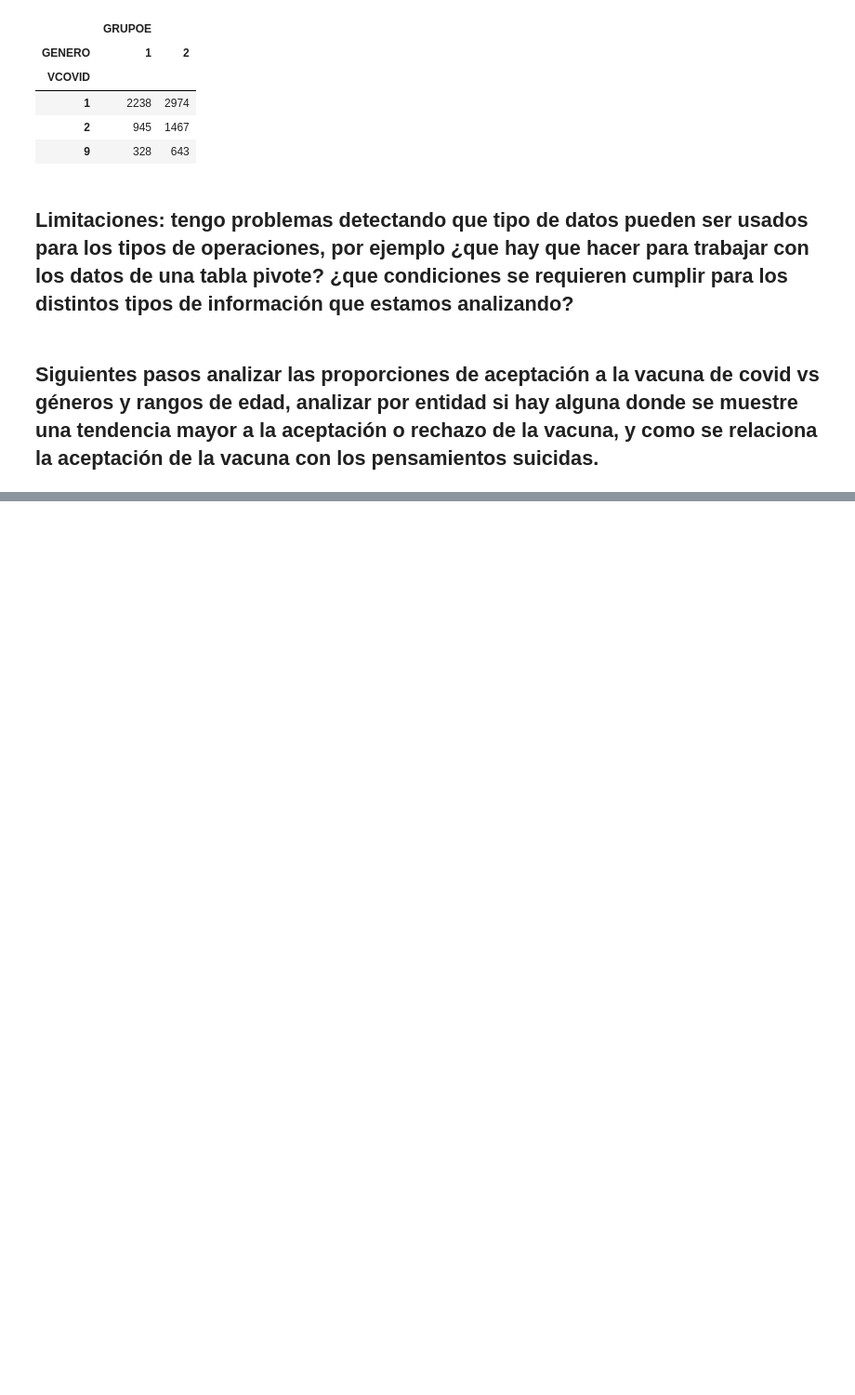
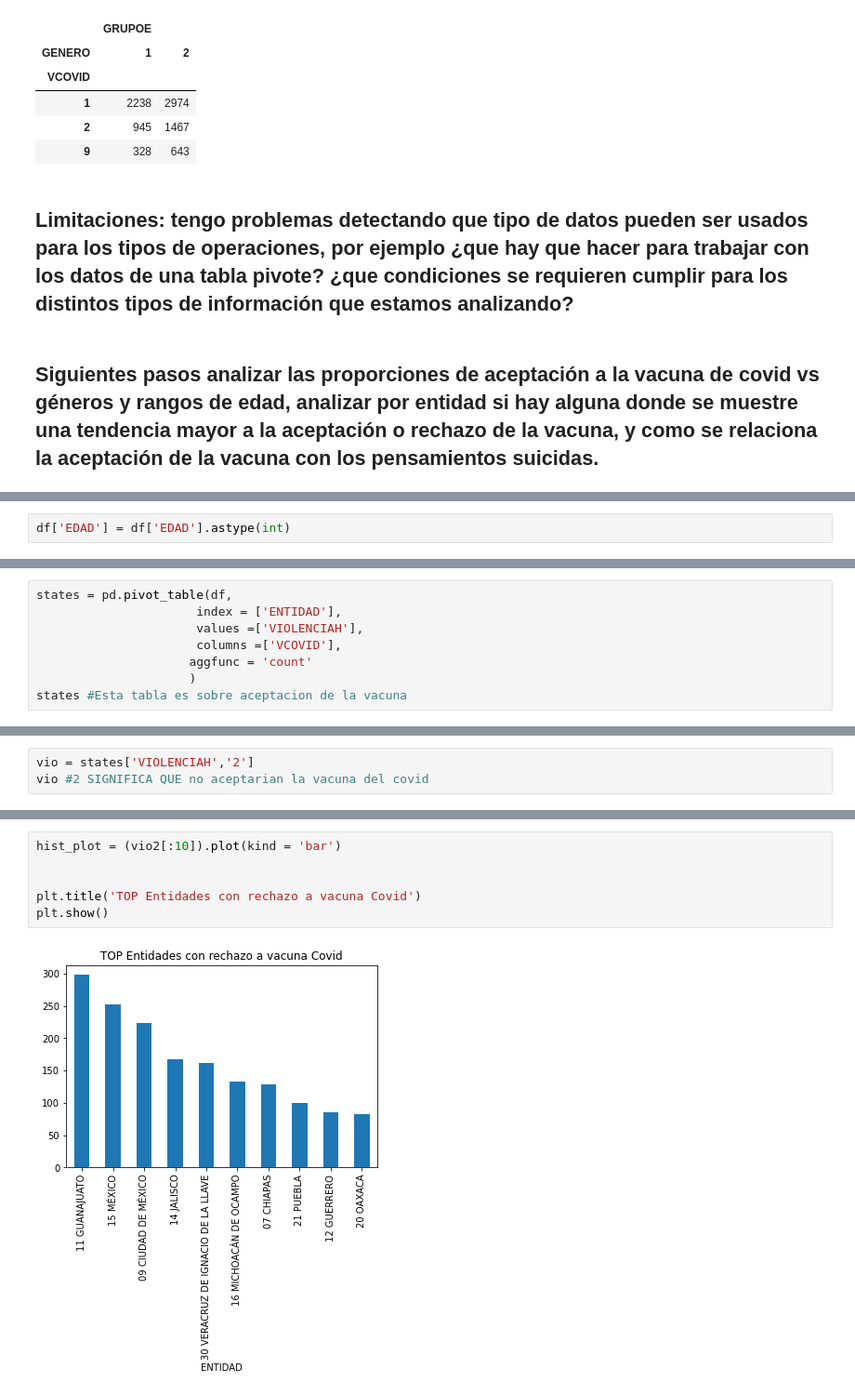
Before and after one commit to MayelaRmz/Clase, a Jupyter notebook: Midtermf (1).ipynb, the cells around one changed output, grey strips where cells are left out. Shown: that part at 93% size. Cells and saved outputs as stored; diff of their text form; blank space fills up the shorter version.

```diff
--- a/Midtermf (1).ipynb
+++ b/Midtermf (1).ipynb
@@ -364,0 +434,2 @@ avBi2
+# %%
+df['EDAD'] = df['EDAD'].astype(int)
@@ -364,0 +533,8 @@ avBi2
+# %%
+states = pd.pivot_table(df,
+                      index = ['ENTIDAD'],
+                      values =['VIOLENCIAH'],
+                      columns =['VCOVID'],
+                     aggfunc = 'count'
+                     )
+states #Esta tabla es sobre aceptacion de la vacuna
@@ -364,0 +568,3 @@ avBi2
+# %%
+vio = states['VIOLENCIAH','2']
+vio #2 SIGNIFICA QUE no aceptarian la vacuna del covid
@@ -364,0 +879,8 @@ avBi2
+# %%
+hist_plot = (vio2[:10]).plot(kind = 'bar')
+
+
+plt.title('TOP Entidades con rechazo a vacuna Covid')
+plt.show()
+# %% [output]
+[figure, added]
```
Also changed, not shown: parts of 70 cells of this notebook, 1 other file.
